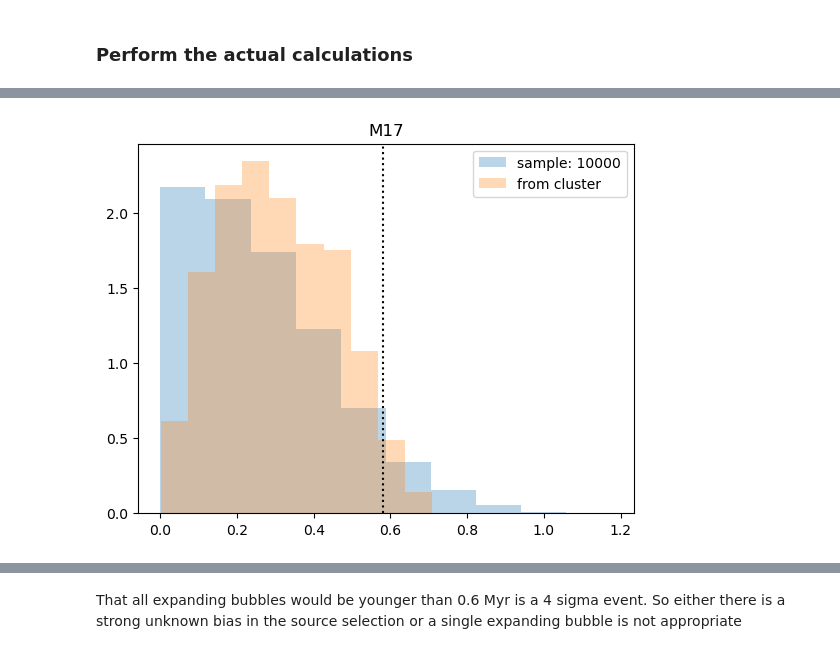
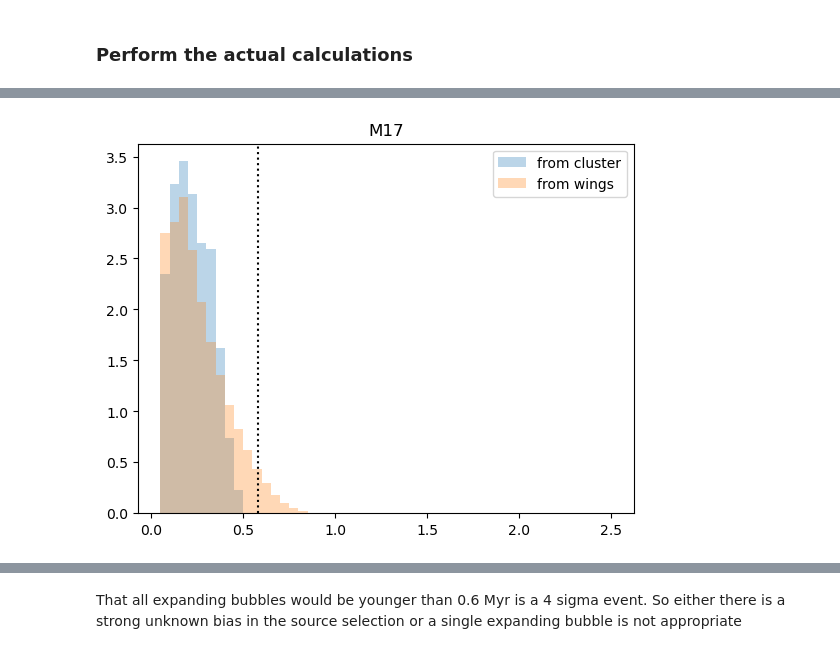
Before and after one commit to lmlb-astro/timescale-CII-, a Jupyter notebook: calc_mass_rate.ipynb, the cells around one changed output, grey strips where cells are left out. Saved outputs shown, nothing was run; the diff lists cells and outputs as text; code cells hidden in the pictures.

Commit message:
timescale estimate based on wings

```diff
--- a/calc_mass_rate.ipynb
+++ b/calc_mass_rate.ipynb
@@ -93,6 +108,14 @@ def WCStoDecimal(val1, val2):
         dec = float(val2Res[0]) - float(val2Res[1]) / 60. - float(val2Res[2]) / 3600.
 
     return ra, dec
+# %%
+## Convert the velocity to a pixel index based on the provided header information
+def vel_to_pixel(vel, crval, dv, crpix):
+    return int((vel - crval)/dv + crpix + 0.5)
+
+## Convert the pixel location to the velocity based on the provided header information
+def pixel_to_vel(pix, crval, dv, crpix):
+    return crval + dv*(pix - crpix)
 # %%
 ## calculate weights as a function of distance in pixels
 def weight_dist(r):
@@ -103,0 +125,6 @@ def weight_dist(r):
+# %%
+def create_velocity_array(min_vel, max_vel, dv):
+    ## construct the velocity array using np.arange
+    vel_arr = np.arange(start = min_vel, stop = max_vel, step = dv)
+
+    return vel_arr
@@ -106,6 +153,7 @@ def weight_dist(r):
 # %%
 ## lists to store results
 dts_from_clus = []
+dts_from_wings = []
 
 ## loop over all regions
 for name in names:
@@ -114,13 +162,14 @@ for name in names:
     data, data_B, data_R, header, w = get_itg_int(name)
     pix_size = names[name][0]*header['CDELT2']*np.pi/180.
 
-    ## get the data cube
-    #cube =
+    ## get the data cube (assumes that the data cube is on the same 2D spaxel grid as the integrated intensity map)
+    cube, cube_header = get_data_cube(name)
 
     ## sum the wings together and set detection cut off + get the pixel indices of the detected outflowing gas
     data_out = data_B + data_R
     data_out[data_out < min_intensity_out] = np.nan
     inds_out = np.argwhere(~np.isnan(data_out))
+    #print(inds_out)
 
     ## get the ra & dec of the cluster and ensure it is in decimal form
     ## then get the pixel coordinates of the cluster
@@ -135,58 +184,42 @@ for name in names:
     for i, pix in enumerate(diff_clus_pix): diff_clus_pc[i] = np.sqrt(pix[0]**2 + pix[1]**2)
 
     ## convert the distance to timescale distribution based on the intensity weighted outflow velocity
-    dt_clus = diff_clus_pc / names[name][1]
+    ## /np.sqrt(2): 2D -> 1D
+    dt_clus = diff_clus_pc / names[name][1] / np.sqrt(2)
     dts_from_clus.append(np.nanmean(dt_clus))
 
     ## get the origin regions of the outflowing gas
-    inds_beg = np.argwhere(data > min_intensity)
+    #inds_beg = np.argwhere(data > min_intensity)
 
-    ## random sample begin and end of the observed outflow
-    start_time = time.time()
+    ## get the pixel locations for the high-velocity wings
+    cv, dv, vpix = 0.001*cube_header['CRVAL3'], 0.001*cube_header['CDELT3'], cube_header['CRPIX3']
+    vb1pix, vb2pix = vel_to_pixel(names[name][3], cv, dv, vpix), vel_to_pixel(names[name][4], cv, dv, vpix)
+    vr1pix, vr2pix = vel_to_pixel(names[name][5], cv, dv, vpix), vel_to_pixel(names[name][6], cv, dv, vpix)
 
-    ## get the random indices
-    for s_size in sample_size:
-        is_rand_beg1 = np.random.randint(low = 0, high = inds_beg.shape[0]-1, size = s_size)
-        is_rand_out1 = np.random.randint(low = 0, high = inds_out.shape[0]-1, size = s_size)
-        diff_beg_out = np.zeros(shape = s_size)
-        diff_weights = np.zeros(shape = s_size)
-        for i, (ib, io) in enumerate(zip(is_rand_beg1, is_rand_out1)):
-            dpix = inds_out[io] - inds_beg[ib]
-            dpix = np.sqrt(dpix[0]**2 + dpix[1]**2)
-            diff_beg_out[i] = dpix*pix_size
-            diff_weights[i] = weight_dist(dpix)
-        dts_beg_out = diff_beg_out/names[name][1]
-        plt.hist(dts_beg_out, alpha = 0.3, label = 'sample: {s}'.format(s = s_size), weights = diff_weights, density = True)
-
-    # CONTINUE HERE
-
-    end_time = time.time()
-    print(end_time - start_time)
+    ## create outflow velocity array relative to the cloud velocity
+    cloud_vel = names[name][7]
+    min_vel, max_vel = pixel_to_vel(0, cv, dv, vpix), pixel_to_vel(cube.shape[0], cv, dv, vpix)
+    vel_arr = create_velocity_array(min_vel, max_vel, dv) - cloud_vel
 
 
-    ## time the full loop
 
-    # TOO SLOW: ~1S FOR 1M CALCS (100M+ CALCS PER MAP -> NEED RANDOM SAMPLING)
+    ## extract the wings from the data cube and set undected emission to nan
+    cube_wings = np.append(cube[vb1pix:vb2pix, :, :], cube[vr1pix:vr2pix, :, :], axis = 0)
+    vel_wings = np.append(vel_arr[vb1pix:vb2pix], vel_arr[vr1pix:vr2pix])
+    wing_inds = np.argwhere(cube_wings > 3.*names[name][8])
 
-    #start_time = time.time()
-    #diff_beg_out = np.zeros(shape = inds_beg.shape[0]*inds_out.shape[0])
-    #j = 0
-    #for pix_out in inds_out:
-    #    for pix_beg in inds_beg:
-    #        dpix = pix_out - pix_beg
-    #        diff_beg_out[j] = np.sqrt(dpix[0]**2 + dpix[1]**2)
-    #        j += 1
-    #dts_beg_out = diff_beg_out/names[name][1]
-    #end_time = time.time()
-    #print(end_time - start_time)
-
-
+    dt_from_wings = np.zeros(shape = wing_inds.shape[0])
+    for i, pix in enumerate(wing_inds):
+        d = np.sqrt((pix[1] - pix_clus[0])**2 + (pix[2] - pix_clus[1])**2)*pix_size
+        dt_from_wings[i] = d/abs(vel_wings[pix[0]])/np.sqrt(2) ## /np.sqrt(2): 2D -> 1D
+    dts_from_wings.append(np.nanmean(dt_from_wings))
 
 
 
     ## Plot of the timescale distribution using the cluster as reference
     plt.title(names[name][-1])
-    plt.hist(dt_clus, alpha = 0.3, label = 'from cluster', density = True)
+    plt.hist(dt_clus, bins = age_bins, alpha = 0.3, label = 'from cluster', density = True)
+    plt.hist(dt_from_wings, bins = age_bins, alpha = 0.3, label = 'from wings', density = True)
     #plt.hist(dts_beg_out)
     plt.axvline(x = names[name][2], linestyle = ':', color = 'k')
     plt.legend()
@@ -207 +238 @@ WARNING: FITSFixedWarning: 'celfix' made the change 'Success'. [astropy.wcs.wcs]
-[figure, old version]
+[figure, new version]
```
Also changed, not shown: parts of 7 cells of this notebook.
